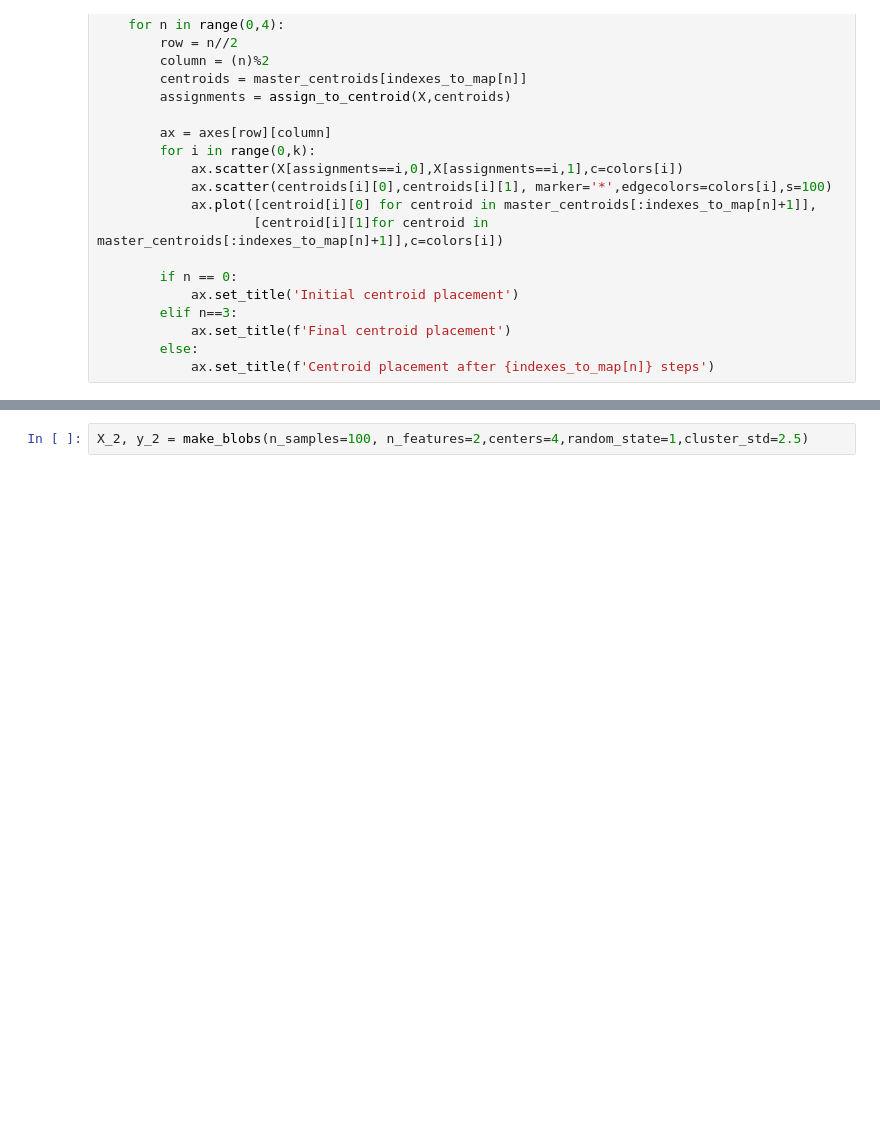
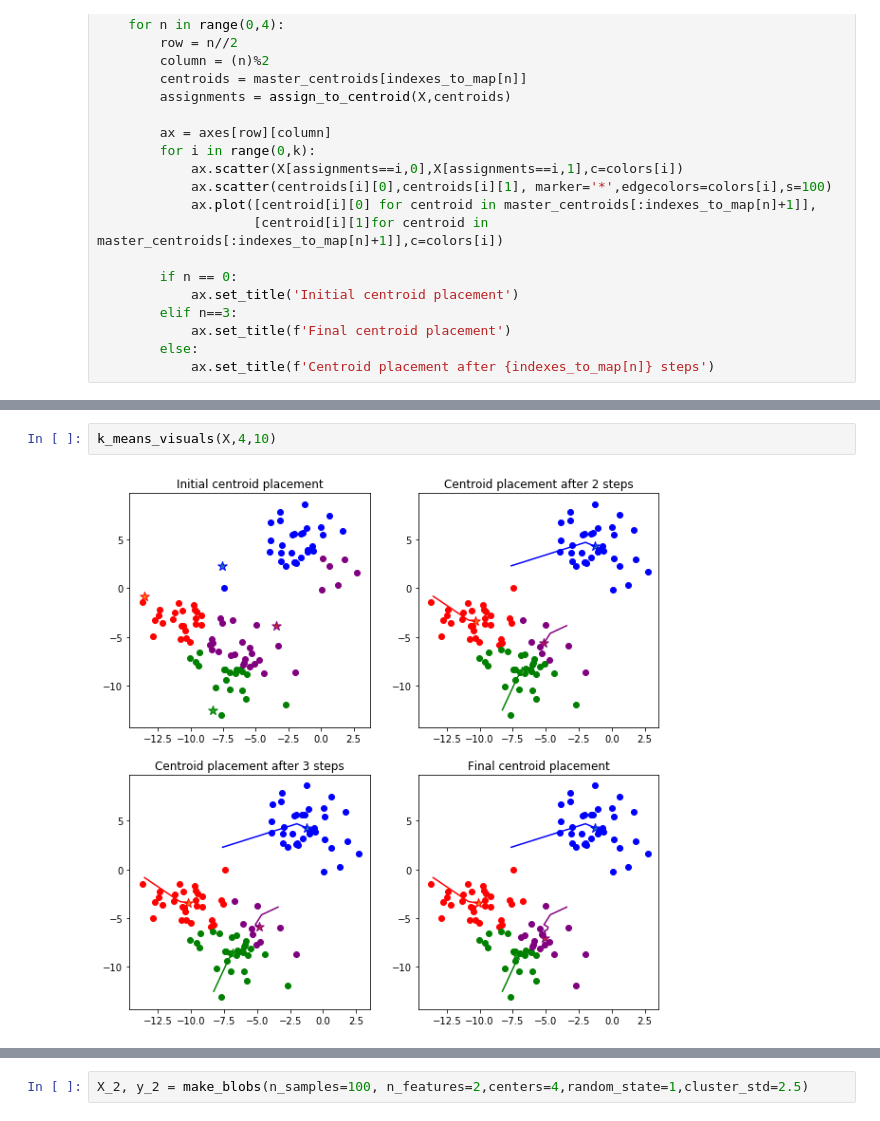
Before and after one commit to max-miller/ds_ground_up, a Jupyter notebook: unsupervised_learning/k_means.ipynb, the cells around one changed output, grey strips where cells are left out. Cells and saved outputs as stored; diff of their text form; blank space fills up the shorter version.

```diff
--- a/unsupervised_learning/k_means.ipynb
+++ b/unsupervised_learning/k_means.ipynb
@@ -179,0 +184,4 @@ k_means_visuals(X,6,10)
+# %%
+k_means_visuals(X,4,10)
+# %% [output]
+[figure, added]
```
Also changed, not shown: parts of 18 cells of this notebook.
